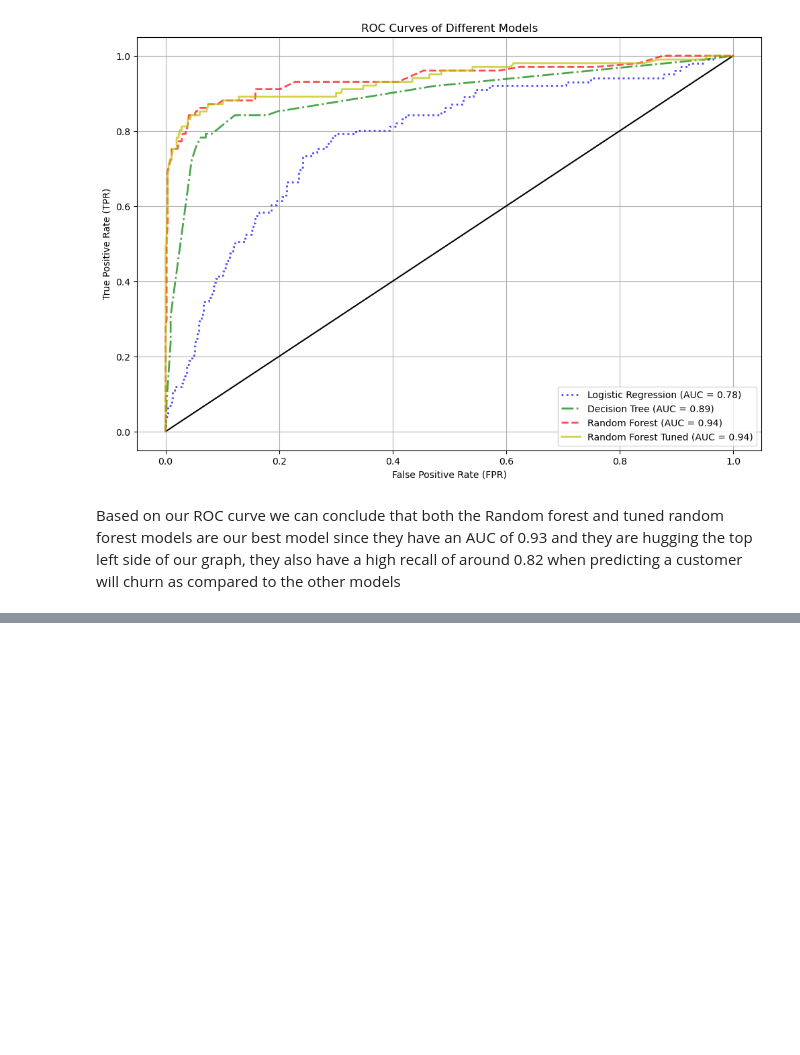
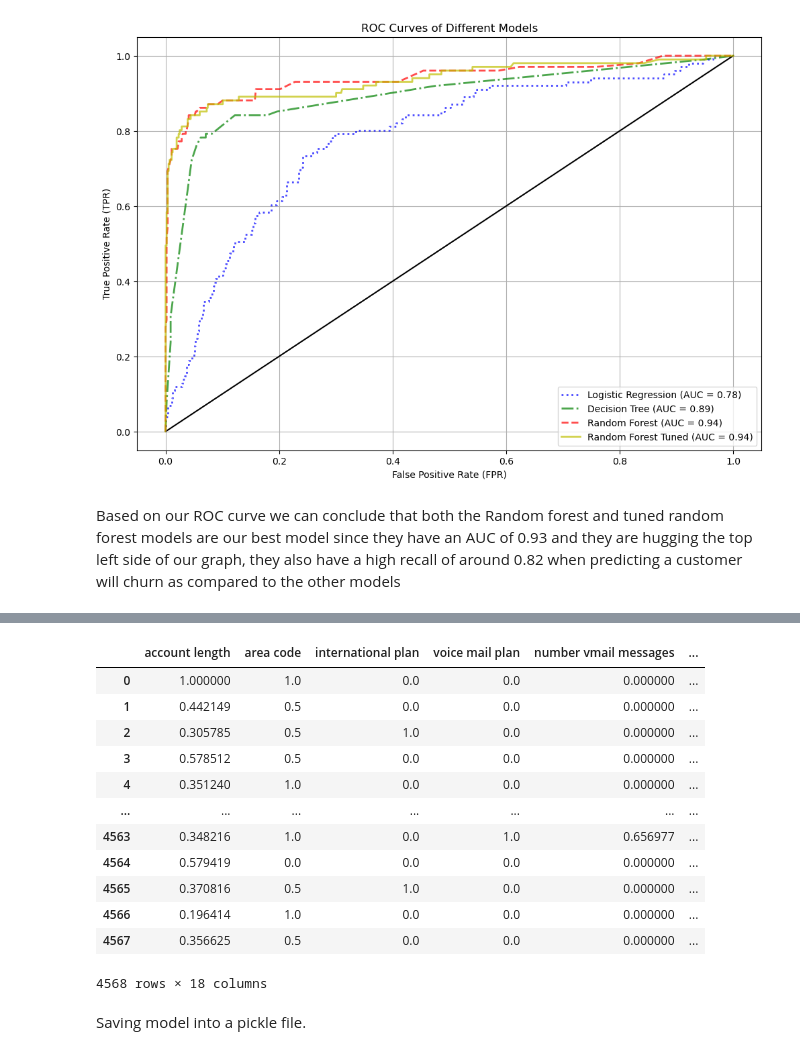
Before and after one commit to KMalinga/churn, a Jupyter notebook: student.ipynb, the cells around one changed output, grey strips where cells are left out. Drawn from its saved outputs; the diff is of its cells as text; code cells hidden in the pictures; blank space fills up the shorter version.

```diff
--- a/student.ipynb
+++ b/student.ipynb
@@ -1005,0 +1027,18 @@ Based on our ROC curve we can conclude that both the Random forest and tuned ran
+# %%
+X_train_resampled
+# %% [output]
+|  | account length | area code | international plan | voice mail plan | number vmail messages | ... |
+| 0 | 1.000000 | 1.0 | 0.0 | 0.0 | 0.000000 | ... |
+| 1 | 0.442149 | 0.5 | 0.0 | 0.0 | 0.000000 | ... |
+| 2 | 0.305785 | 0.5 | 1.0 | 0.0 | 0.000000 | ... |
+| 3 | 0.578512 | 0.5 | 0.0 | 0.0 | 0.000000 | ... |
+| 4 | 0.351240 | 1.0 | 0.0 | 0.0 | 0.000000 | ... |
+| ... | ... | ... | ... | ... | ... | ... |
+| 4563 | 0.348216 | 1.0 | 0.0 | 1.0 | 0.656977 | ... |
+| 4564 | 0.579419 | 0.0 | 0.0 | 0.0 | 0.000000 | ... |
+| 4565 | 0.370816 | 0.5 | 1.0 | 0.0 | 0.000000 | ... |
+| 4566 | 0.196414 | 1.0 | 0.0 | 0.0 | 0.000000 | ... |
+| 4567 | 0.356625 | 0.5 | 0.0 | 0.0 | 0.000000 | ... |
+4568 rows × 18 columns
+# %% [markdown]
+Saving model into a pickle file.
```
Also changed, not shown: parts of 5 cells of this notebook.
